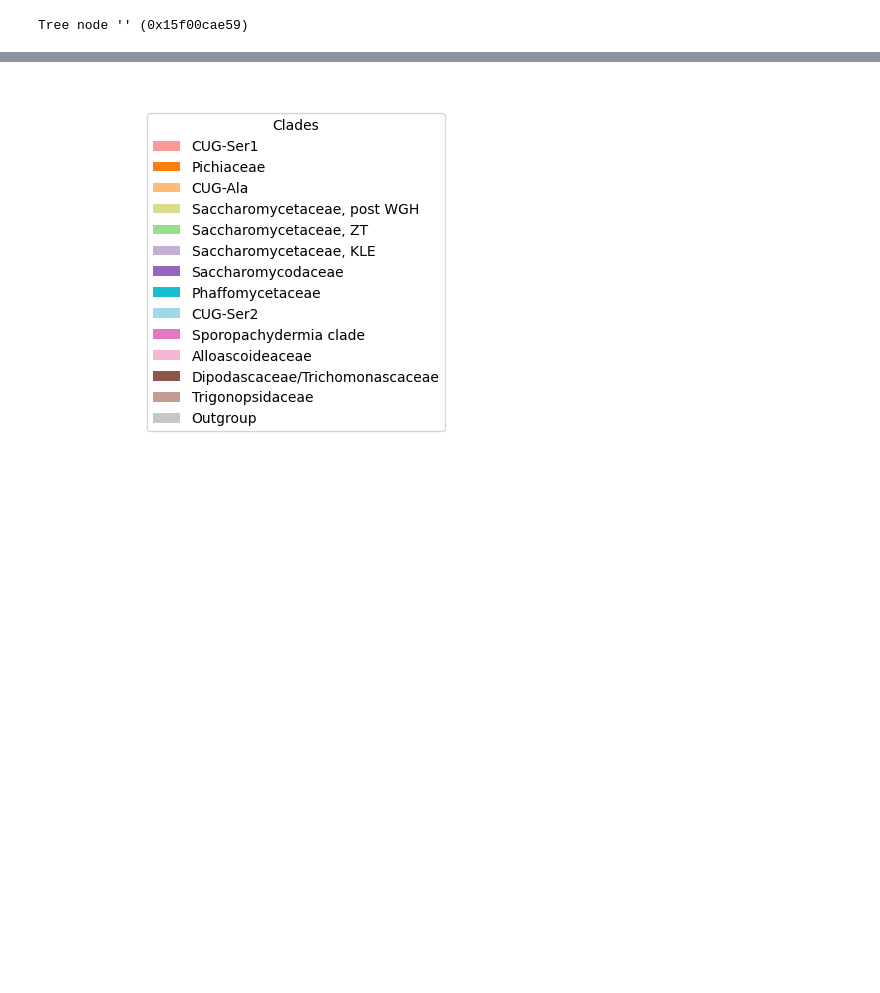
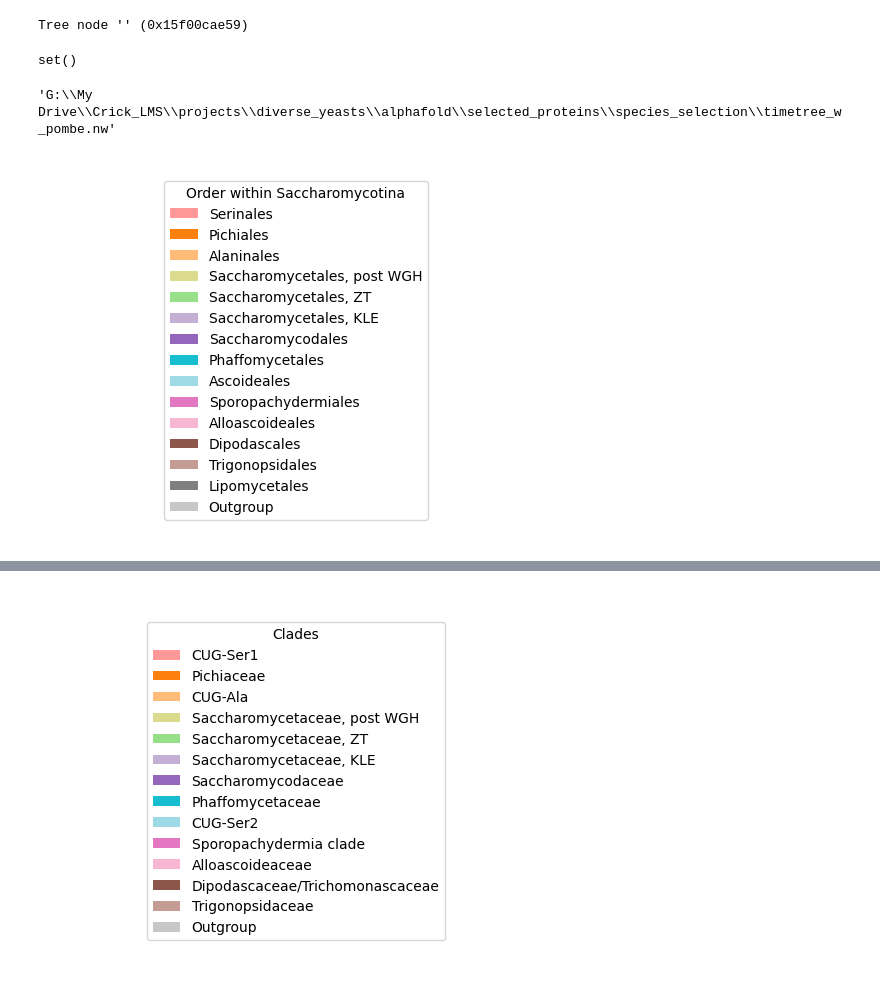
Before and after one commit to heineike02/diverse_yeast, a Jupyter notebook: 20211025_alphafold_selection.ipynb, the cells around one changed output, grey strips where cells are left out. Cells and saved outputs as stored; diff of their text form; code cells hidden in the pictures; blank space fills up the shorter version.

```diff
--- a/20211025_alphafold_selection.ipynb
+++ b/20211025_alphafold_selection.ipynb
@@ -6,6 +6,7 @@ import diverse_yeast_tools as dyt
 import os
 import pandas as pd
 import matplotlib.pyplot as plt
+plt.rcParams['svg.fonttype'] = 'none'
 import matplotlib.cm as cm
 import matplotlib.colors as colors
 from matplotlib.patches import Patch
@@ -392,0 +398,8 @@ Tree node '' (0x15f00cae59)
+# %%
+set(all_specs) & set(['schizosaccharomyces_pombe'])
+# %% [output]
+set()
+# %%
+base_dir + os.sep + os.path.normpath('selected_proteins/species_selection/timetree_w_pombe.nw')
+# %% [output]
+'G:\\My Drive\\Crick_LMS\\projects\\diverse_yeasts\\alphafold\\selected_proteins\\species_selection\\timetree_w_pombe.nw'
@@ -392,0 +628,14 @@ Tree node '' (0x15f00cae59)
+# %%
+fig,ax = plt.subplots()
+clade_order = ['Serinales','Pichiales','Alaninales',
+               'Saccharomycetales, post WGH', 'Saccharomycetales, ZT', 'Saccharomycetales, KLE',
+               'Saccharomycodales',  'Phaffomycetales', 'Ascoideales',
+               'Sporopachydermiales', 'Alloascoideales','Dipodascales',
+               'Trigonopsidales', 'Lipomycetales' , 'Outgroup']
+
+legend_elements = [Patch(facecolor=clade_color_lookup[clade], label=clade) for clade in clade_order]
+ax.legend(handles=legend_elements, loc='center', title='Order within Saccharomycotina')
+ax.set_axis_off()
+fig.savefig(base_dir + os.sep + os.path.normpath('selected_proteins/species_selection/species_selection_legend.svg'))
+# %% [output]
+[figure, added]
```
Also changed, not shown: parts of 8 cells of this notebook, 4 other files.
